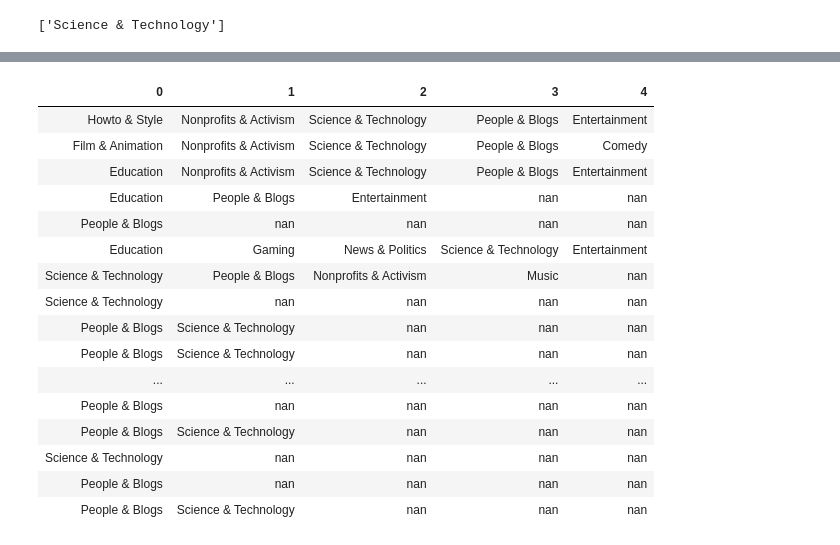
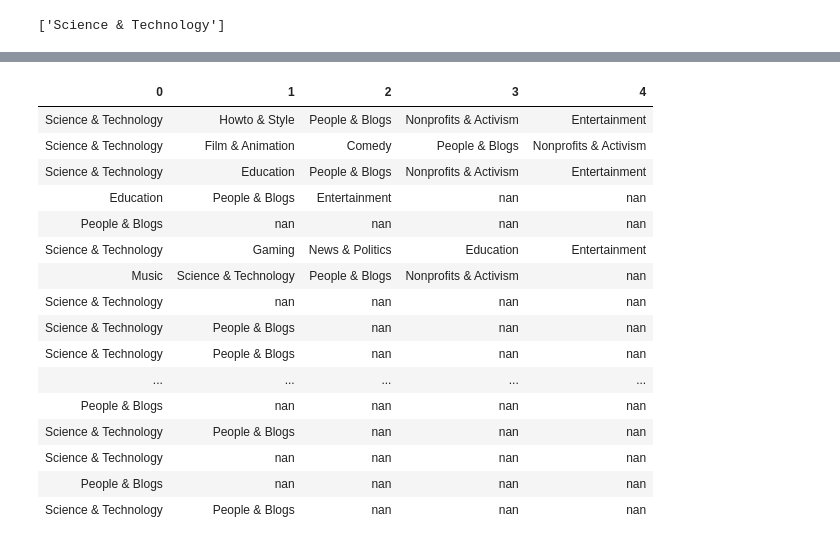
Before and after one commit to super-cinnamon/Projet_DM, a Jupyter notebook: part3.ipynb, the cells around one changed output, grey strips where cells are left out. Cells and saved outputs as stored; diff of their text form; code cells hidden in the pictures.

```diff
--- a/part3.ipynb
+++ b/part3.ipynb
@@ -54,5 +64,5 @@ array(['Nonprofits & Activism', 'People & Blogs', 'Entertainment',
 # %%
-def organize_df(dataframe, new_index, target):
+def organize_df__(dataframe, new_index, target):
         new_df = dataframe.set_index(new_index)
         user_categs = {}
         df = pd.DataFrame()
@@ -67,4 +77,4 @@ def organize_df(dataframe, new_index, target):
                 index += 1
         return user_categs, df.transpose()
 # %%
-organized = organize_df(dataf, "Watcher", "videoCategoryLabel")[1]
+organized = organize_df__(dataf, "Watcher", "videoCategoryLabel")
@@ -71,23 +101,23 @@ organized = organize_df(dataf, "Watcher", "videoCategoryLabel")[1]
 # %%
-organized.style.hide_index()
+organized[1].style.hide_index()
 # %% [output]
 | 0 | 1 | 2 | 3 | 4 |
-| Howto & Style | Nonprofits & Activism | Science & Technology | People & Blogs | Entertainment |
-| Film & Animation | Nonprofits & Activism | Science & Technology | People & Blogs | Comedy |
-| Education | Nonprofits & Activism | Science & Technology | People & Blogs | Entertainment |
+| Science & Technology | Howto & Style | People & Blogs | Nonprofits & Activism | Entertainment |
+| Science & Technology | Film & Animation | Comedy | People & Blogs | Nonprofits & Activism |
+| Science & Technology | Education | People & Blogs | Nonprofits & Activism | Entertainment |
 | Education | People & Blogs | Entertainment | nan | nan |
 | People & Blogs | nan | nan | nan | nan |
-| Education | Gaming | News & Politics | Science & Technology | Entertainment |
-| Science & Technology | People & Blogs | Nonprofits & Activism | Music | nan |
+| Science & Technology | Gaming | News & Politics | Education | Entertainment |
+| Music | Science & Technology | People & Blogs | Nonprofits & Activism | nan |
 | Science & Technology | nan | nan | nan | nan |
-| People & Blogs | Science & Technology | nan | nan | nan |
-| People & Blogs | Science & Technology | nan | nan | nan |
+| Science & Technology | People & Blogs | nan | nan | nan |
+| Science & Technology | People & Blogs | nan | nan | nan |
 | ... | ... | ... | ... | ... |
 | People & Blogs | nan | nan | nan | nan |
-| People & Blogs | Science & Technology | nan | nan | nan |
+| Science & Technology | People & Blogs | nan | nan | nan |
 | Science & Technology | nan | nan | nan | nan |
 | People & Blogs | nan | nan | nan | nan |
-| People & Blogs | Science & Technology | nan | nan | nan |
+| Science & Technology | People & Blogs | nan | nan | nan |
 # %%
 def frequence(items_lst, trans, check=False):
     items_counts = dict()
```
Also changed, not shown: parts of 6 cells of this notebook.
